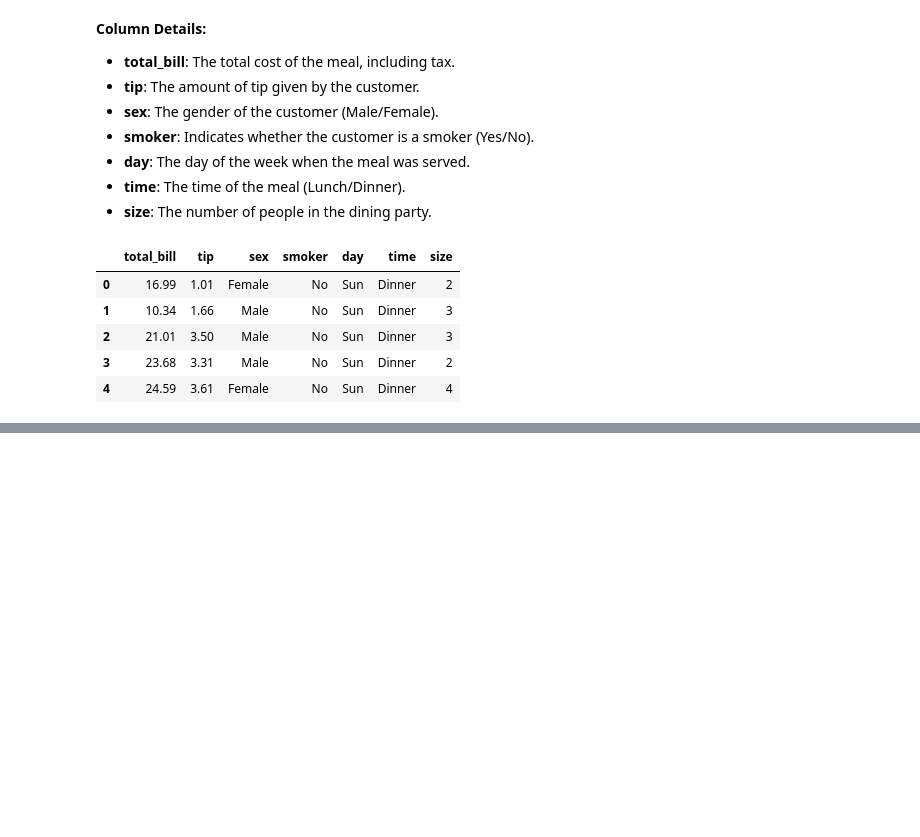
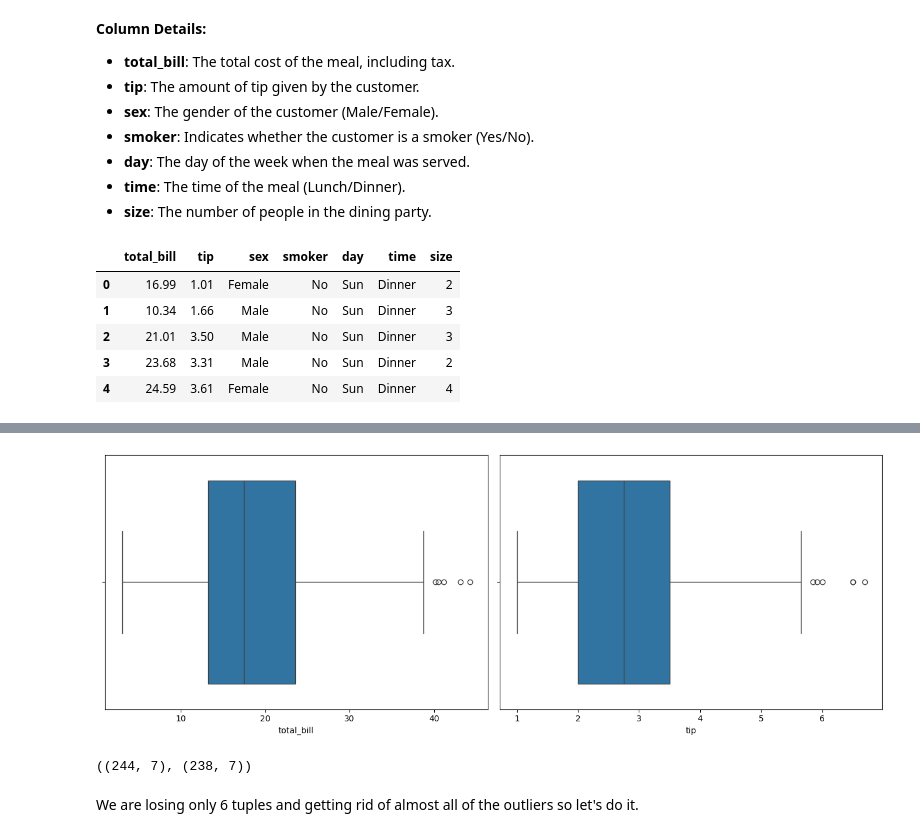
Before and after one commit to rizz045/Waiter-s-Tip-Prediction-using-Machine-Learning, a Jupyter notebook: Waiter’s_Tip_Prediction_using_Machine_Learning.ipynb, the cells around one changed output, grey strips where cells are left out. Saved outputs shown, nothing was run; the diff lists cells and outputs as text; code cells hidden in the pictures; blank space fills up the shorter version.

```diff
--- a/Waiter’s_Tip_Prediction_using_Machine_Learning.ipynb
+++ b/Waiter’s_Tip_Prediction_using_Machine_Learning.ipynb
@@ -24,0 +108,19 @@ df.head()
+# %%
+# Let's detect if there are any outliers
+plt.figure(figsize=(20, 5))
+index = 0
+for col in ['total_bill', 'tip']:
+    index += 1
+    plt.subplot(1, 3, index)
+    sns.boxplot(x=df[col])
+    plt.tight_layout()
+plt.show()
+# %% [output]
+[figure, added]
+# %%
+# Let's check the size if we remove the outliers
+df.shape, df[(df['total_bill']<45) & (df['tip']<7)].shape
+# %% [output]
+((244, 7), (238, 7))
+# %% [markdown]
+We are losing only 6 tuples and getting rid of almost all of the outliers so let's do it.
```
Also changed, not shown: parts of 16 cells of this notebook.
